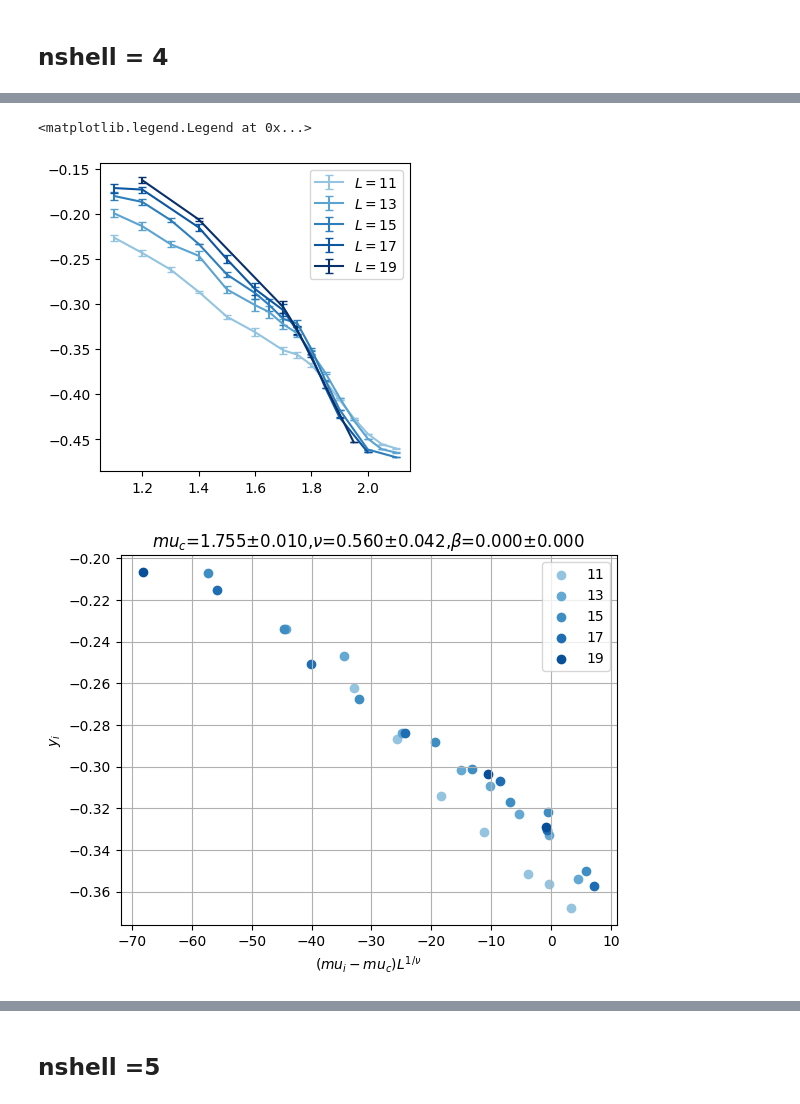
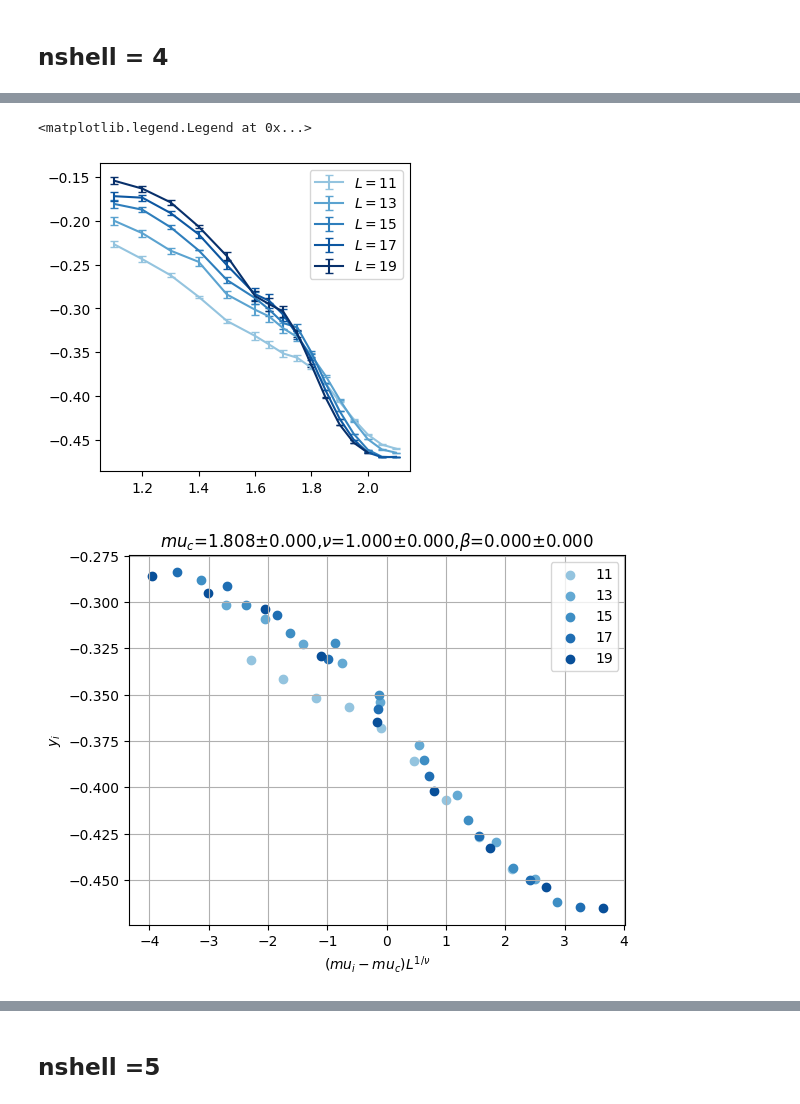
Before and after one commit to hainingpan/GTN, a Jupyter notebook: plot_pytorch.ipynb, the cells around one changed output, grey strips where cells are left out. Drawn from its saved outputs; the diff is of its cells as text; code cells hidden in the pictures.

Commit message:
update plot_pytorch

```diff
--- a/plot_pytorch.ipynb
+++ b/plot_pytorch.ipynb
@@ -26,6 +26,7 @@ params_list=[
 ({'es':'50',},{'L':L_list,'nshell':[2,],'mu': np.unique(np.round(np.hstack([np.linspace(1.1,2.1,11),np.linspace(1.1,1.6,11)]),2)) }),
 ({'es':'50',},{'L':L_list,'nshell':[3,],'mu': np.unique(np.round(np.hstack([np.linspace(1.1,2.1,11),np.linspace(1.3,1.8,11)]),2)) }),
 ({'es':'50',},{'L':L_list,'nshell':[4,],'mu': np.unique(np.round(np.hstack([np.linspace(1.1,2.1,11),np.linspace(1.6,2.1,11)]),2)) }),
+({'es':'50',},{'L':L_list,'nshell':[5,],'mu': np.unique(np.round(np.hstack([np.linspace(1.1,2.1,11),np.linspace(1.6,2.1,11)]),2)) }),
 # ({'es':'50',},{'L':L_list,'nshell':[2,3,4,5],'mu':np.round( np.hstack([np.linspace(1.1,2.1,11),np.linspace(2.2,2.8,4)]) ,2)}),
 # np.hstack(np.linspace(1.1,2.1,11),np.linspace(2.2,2.8,4))
 # ({'es':'50',},{'L':L_list,'nshell':[2,3,4,5],'mu':np.round(np.linspace(-0.5,0.5,11),2)}),
@@ -205,10 +258,10 @@ for L in L_list:
 ax.legend()
 # %% [output]
 <matplotlib.legend.Legend at 0x...>
-[figure, old version]
+[figure, new version]
 # %%
-dc=DataCollapse(df=df_0,params={'Metrics':'TMI','seed0':0,'nshell':4},Lmin=11,Lmax=19,p_range=[1.3,1.8],p_='mu',L_='L')
-dc.datacollapse(nu=1.,p_c=1.69,p_c_range = dc.p_range,nu_range=(0.5,3))
+dc=DataCollapse(df=df_0,params={'Metrics':'TMI','seed0':0,'nshell':4},Lmin=11,Lmax=19,p_range=[1.6,2],p_='mu',L_='L')
+dc.datacollapse(nu=1.,p_c=1.79,p_c_range = dc.p_range,nu_range=(0.5,3),nu_vary=False)
 dc.plot_data_collapse()
 # %% [output]
-[figure, old version]
+[figure, new version]
```
Also changed, not shown: parts of 23 cells of this notebook.
